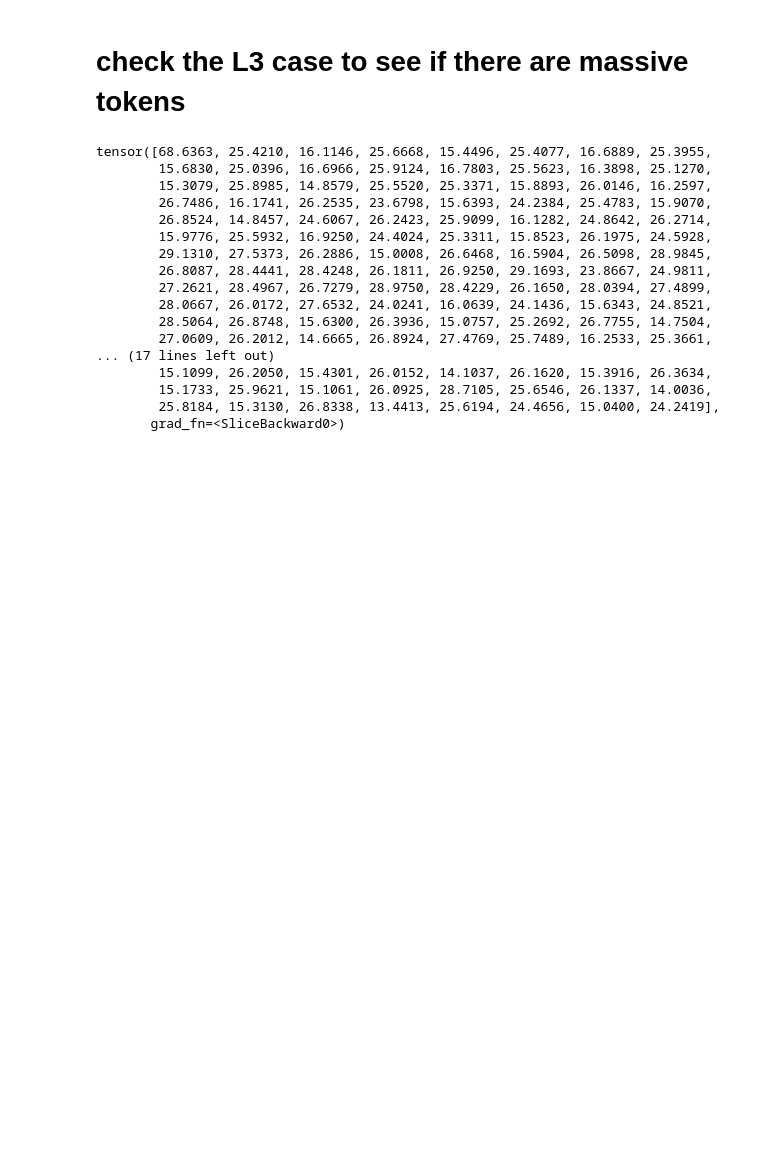
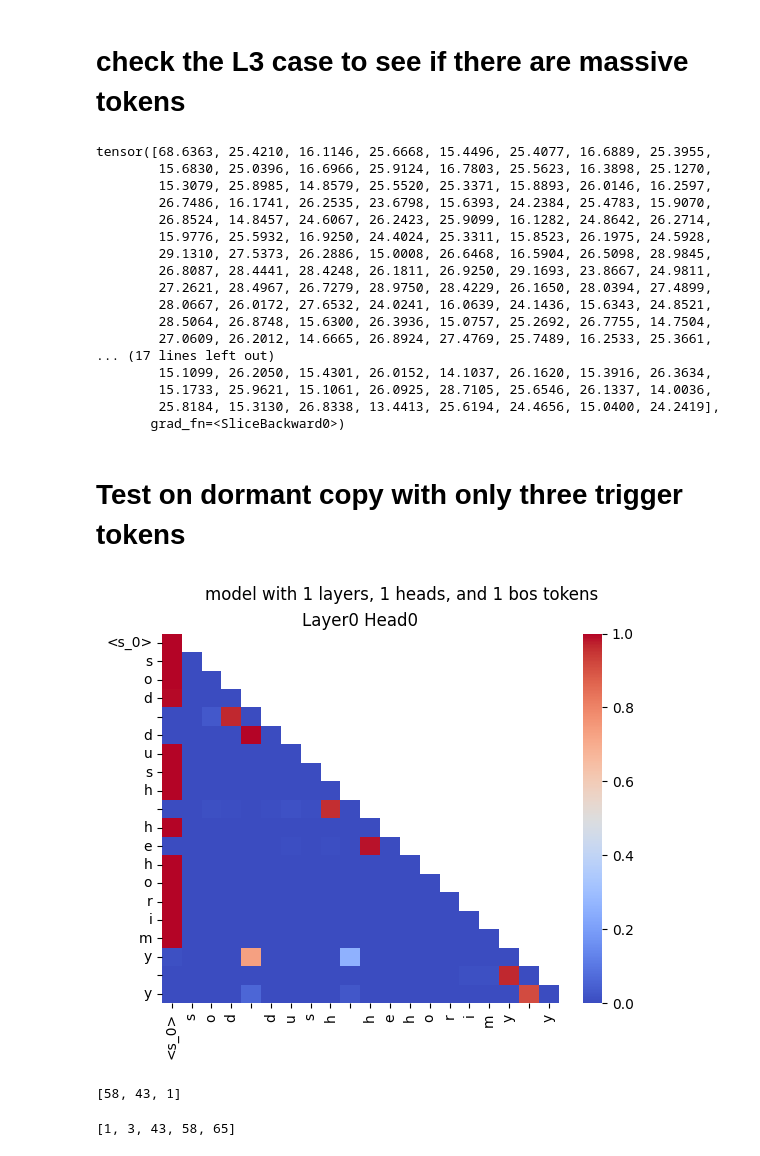
Before and after one commit to GuoTianYu2000/transformer-birth, a Jupyter notebook: plot_special.ipynb, the cells around one changed output. Cells and saved outputs as stored; diff of their text form; code cells hidden in the pictures; blank space fills up the shorter version.

Commit message:
udpate several tests

```diff
--- a/plot_special.ipynb
+++ b/plot_special.ipynb
@@ -380,3 +344,22 @@ tensor([68.6363, 25.4210, 16.1146, 25.6668, 15.4496, 25.4077, 16.6889, 25.3955,
         15.1733, 25.9621, 15.1061, 26.0925, 28.7105, 25.6546, 26.1337, 14.0036,
         25.8184, 15.3130, 26.8338, 13.4413, 25.6194, 24.4656, 15.0400, 24.2419],
        grad_fn=<SliceBackward0>)
+# %% [markdown]
+# Test on dormant copy with only three trigger tokens
+# %%
+model, cfg, x, y, ds = load_model(run_path_local="/Users/guotianyu/GitHub/birth/gens/special/markov", run_path_server="/data/tianyu_guo/birth/gens/pre_final/dormant_test", n_layers=1, n_heads=1, bos_num=1, train_steps=5000, delim=0, with_data=True, data_path_local="/Users/guotianyu/GitHub/birth/data", data_path_server="/data/tianyu_guo/birth/data")
+hook = forward_hook(target_layers=[], target_name="")
+predicts, outputs_list = model.modified_forward_with_hook(x, hook)
+# %%
+seq_idx, layer_idx, head_idx, seq_len = 20, 0, 0, 20
+text = ds.decode(x[seq_idx, :seq_len].numpy())
+fig, ax = plt.subplots()
+ax = plot_attns(cfg, ax, seq_idx, head_idx, layer_idx, seq_len, outputs_list, text)
+fig.suptitle(f"model with {cfg.model_args['n_layers']} layers, {cfg.model_args['n_heads']} heads, and {cfg.model_args['bos_num']} bos tokens")
+plt.show()
+# %% [output]
+[figure, added]
+# %%
+ds.idxs
+# %% [output]
+[58, 43, 1]
@@ -382,0 +372,4 @@ tensor([68.6363, 25.4210, 16.1146, 25.6668, 15.4496, 25.4077, 16.6889, 25.3955,
+# %%
+trigger_toks
+# %% [output]
+[1, 3, 43, 58, 65]
```
Also changed, not shown: parts of 8 cells of this notebook, 16 other files.
